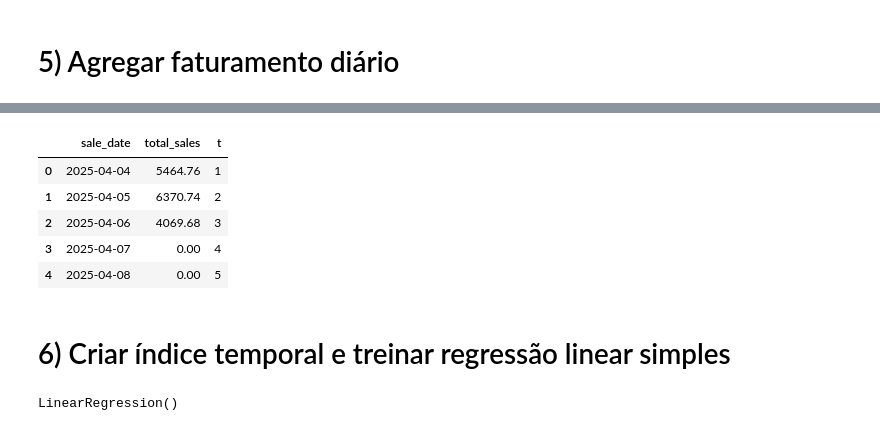
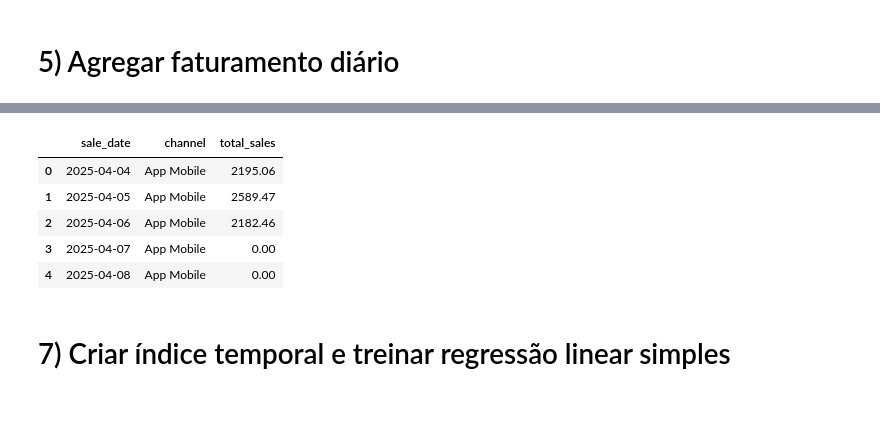
Before and after one commit to deividgoulart/bi-analytics-fashion-store, a Jupyter notebook: notebook/Forecast_sales.ipynb, the cells around one changed output, grey strips where cells are left out. Drawn from its saved outputs; the diff is of its cells as text; code cells hidden in the pictures.

```diff
--- a/notebook/Forecast_sales.ipynb
+++ b/notebook/Forecast_sales.ipynb
@@ -73,8 +73,0 @@ daily_raw.head()
-# %%
-full_dates = pd.DataFrame({
-    'sale_date': pd.date_range(
-        start=daily_raw['sale_date'].min(),
-        end=daily_raw['sale_date'].max(),
-        freq='D'
-    )
-})
@@ -83,24 +74,34 @@ full_dates = pd.DataFrame({
-# %%
-daily = full_dates.merge(daily_raw, on='sale_date', how='left')
-daily['total_sales'] = daily['total_sales'].fillna(0)
-
-daily.head()
-# %% [output]
-|  | sale_date | total_sales | t |
-| 0 | 2025-04-04 | 5464.76 | 1 |
-| 1 | 2025-04-05 | 6370.74 | 2 |
-| 2 | 2025-04-06 | 4069.68 | 3 |
-| 3 | 2025-04-07 | 0.00 | 4 |
-| 4 | 2025-04-08 | 0.00 | 5 |
+# %%
+channels = sorted(daily_raw["channel"].dropna().unique())
+
+daily_parts = []
+
+for ch in channels:
+    daily_ch_raw = daily_raw[daily_raw["channel"] == ch].copy()
+
+    full_dates = pd.DataFrame({
+        "sale_date": pd.date_range(
+            start=daily_ch_raw["sale_date"].min(),
+            end=daily_ch_raw["sale_date"].max(),
+            freq="D"
+        )
+    })
+
+    daily_ch = full_dates.merge(daily_ch_raw, on="sale_date", how="left")
+    daily_ch["channel"] = daily_ch["channel"].fillna(ch)
+    daily_ch["total_sales"] = daily_ch["total_sales"].fillna(0)
+
+    daily_parts.append(daily_ch)
+
+daily = pd.concat(daily_parts, ignore_index=True)
+daily = daily.sort_values(["channel", "sale_date"]).reset_index(drop=True)
+daily.head()
+# %% [output]
+|  | sale_date | channel | total_sales |
+| 0 | 2025-04-04 | App Mobile | 2195.06 |
+| 1 | 2025-04-05 | App Mobile | 2589.47 |
+| 2 | 2025-04-06 | App Mobile | 2182.46 |
+| 3 | 2025-04-07 | App Mobile | 0.00 |
+| 4 | 2025-04-08 | App Mobile | 0.00 |
 # %% [markdown]
-# 6) Criar índice temporal e treinar regressão linear simples
+# 7) Criar índice temporal e treinar regressão linear simples
-# %%
-daily['t'] = np.arange(1, len(daily) + 1)
-
-X = daily[['t']].values
-y = daily['total_sales'].values
-
-model = LinearRegression()
-model.fit(X, y)
-# %% [output]
-LinearRegression()
```
Also changed, not shown: parts of 10 cells of this notebook.
